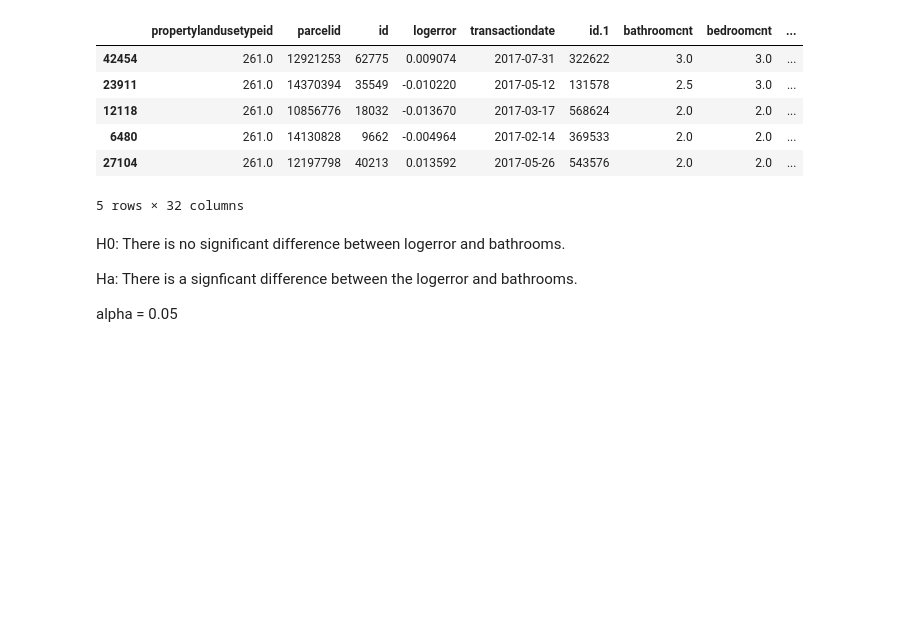
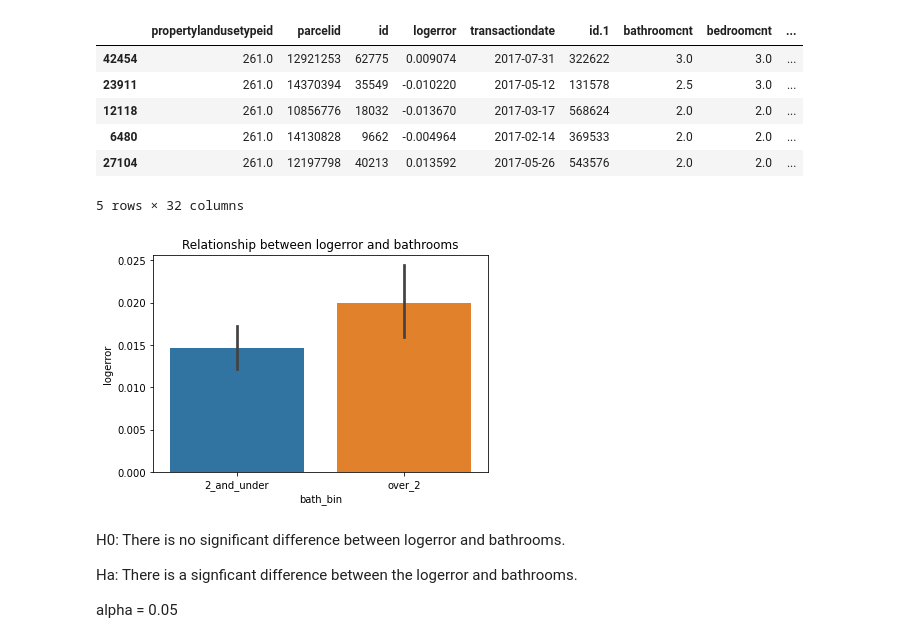
Before and after one commit to Larry-Holmes/clustering-exercises, a Jupyter notebook: explore_zillow.ipynb, the cells around one changed output. Saved outputs shown, nothing was run; the diff lists cells and outputs as text; code cells hidden in the pictures; blank space fills up the shorter version.

```diff
--- a/explore_zillow.ipynb
+++ b/explore_zillow.ipynb
@@ -386,6 +386,12 @@ train.head()
 | 6480 | 261.0 | 14130828 | 9662 | -0.004964 | 2017-02-14 | 369533 | 2.0 | 2.0 | ... |
 | 27104 | 261.0 | 12197798 | 40213 | 0.013592 | 2017-05-26 | 543576 | 2.0 | 2.0 | ... |
 5 rows × 32 columns
+# %%
+sns.barplot(data=train, x=train.bath_bin, y=train.logerror)
+plt.title('Relationship between logerror and bathrooms')
+plt.show()
+# %% [output]
+[figure, added]
 # %% [markdown]
 H0: There is no significant difference between logerror and bathrooms.
 
```
Also changed, not shown: parts of 1 cell of this notebook, 1 other file.
